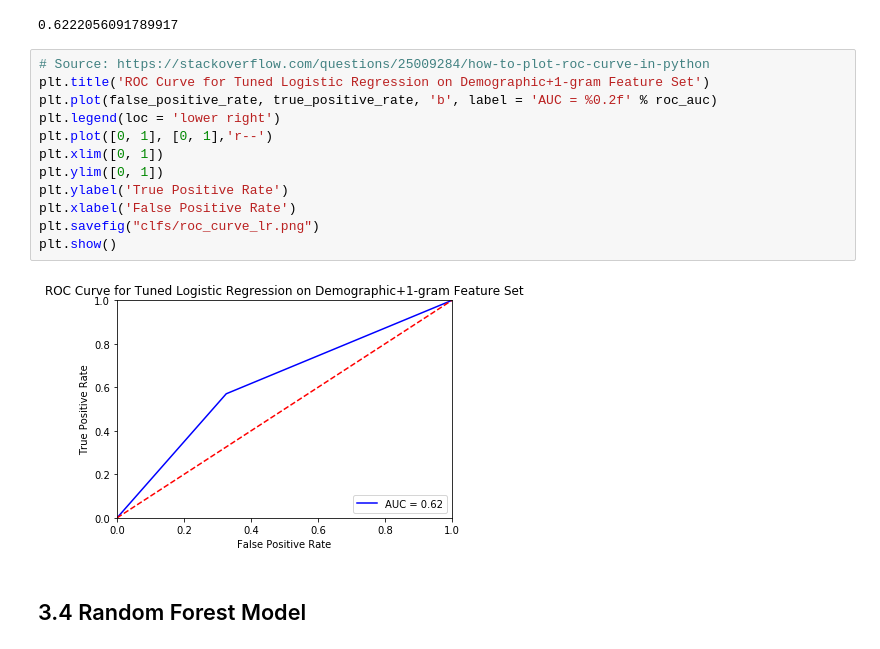
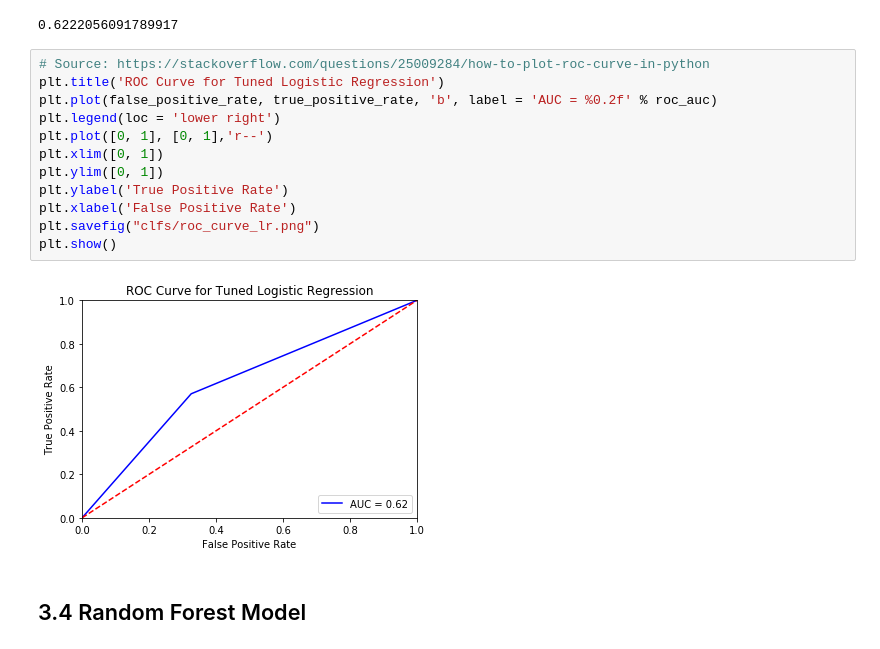
Before and after one commit to jennyhuangg/nominee_predict, a Jupyter notebook: Nominee_Predict_Models.ipynb, the cells around one changed output. Drawn from its saved outputs; the diff is of its cells as text.

```diff
--- a/Nominee_Predict_Models.ipynb
+++ b/Nominee_Predict_Models.ipynb
@@ -446,18 +445,18 @@ roc_auc
 0.6222056091789917
 # %%
 # Source: https://stackoverflow.com/questions/25009284/how-to-plot-roc-curve-in-python
-plt.title('ROC Curve for Tuned Logistic Regression on Demographic+1-gram Feature Set')
+plt.title('ROC Curve for Tuned Logistic Regression')
 plt.plot(false_positive_rate, true_positive_rate, 'b', label = 'AUC = %0.2f' % roc_auc)
 plt.legend(loc = 'lower right')
 plt.plot([0, 1], [0, 1],'r--')
 plt.xlim([0, 1])
 plt.ylim([0, 1])
 plt.ylabel('True Positive Rate')
 plt.xlabel('False Positive Rate')
 plt.savefig("clfs/roc_curve_lr.png")
 plt.show()
 # %% [output]
-[figure, old version]
+[figure, new version]
 # %% [markdown]
 ## 3.4 Random Forest Model
 # %%
```
Also changed, not shown: parts of 1 cell of this notebook, 2 other files.
